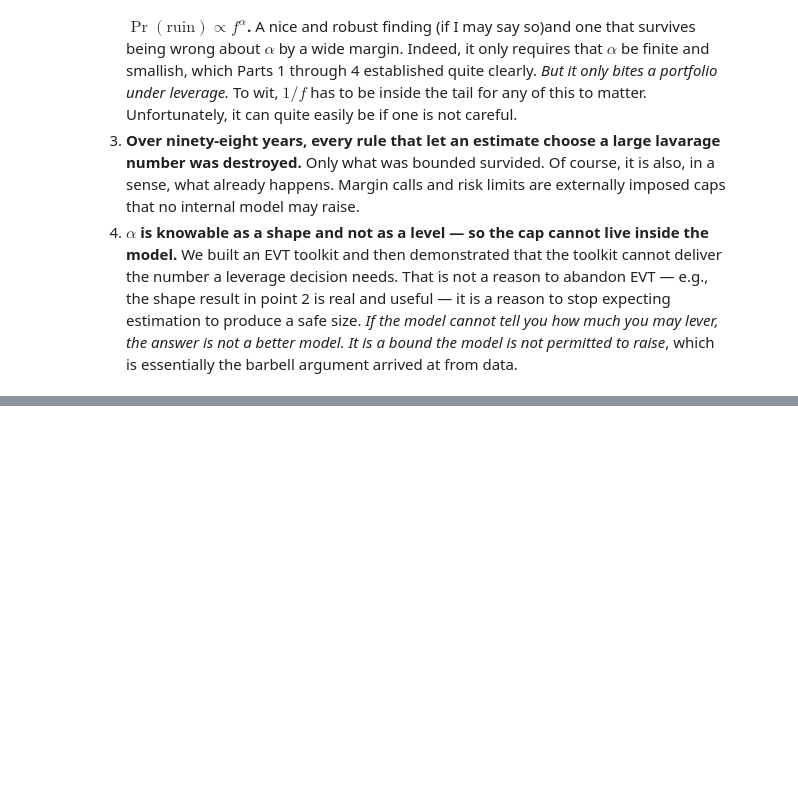
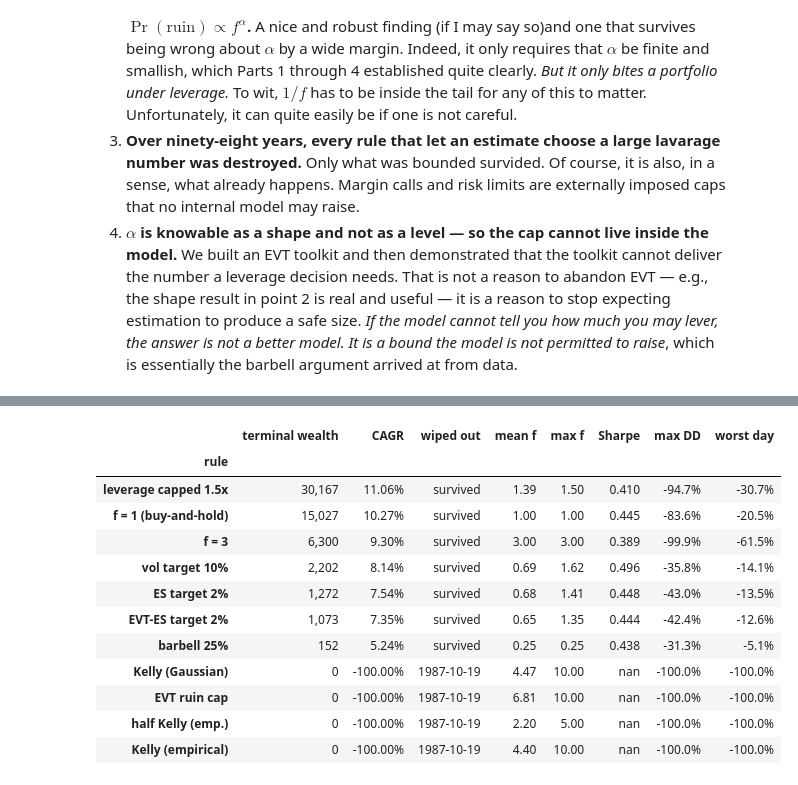
Before and after one commit to MarcoGaloppo/EVT-FatTails-PreAsymptotics, a Jupyter notebook: narrative_evt_market_data.ipynb, the cells around one changed output, grey strips where cells are left out. Saved outputs shown, nothing was run; the diff lists cells and outputs as text; code cells hidden in the pictures; blank space fills up the shorter version.

```diff
--- a/narrative_evt_market_data.ipynb
+++ b/narrative_evt_market_data.ipynb
@@ -2532,0 +2679,69 @@ Hence, to conclude:
+# %%
+LOOK, STEP, FCAP = 504, 21, 10.0
+HOR, PRUIN = 2520, 0.01
+
+def leverage(h, rule):
+    # verbatim from Part 6 above
+    if   rule == "f = 1":             return 1.0
+    elif rule == "f = 3":             return 3.0
+    elif rule == "vol target 10%":    return 0.10 / (h.std() * np.sqrt(252))
+    elif rule == "ES target 2%":      return 0.02 / var_es_empirical(-h, 0.01)["es"]
+    elif rule == "EVT-ES target 2%":  return 0.02 / pot_var_es(-h, float(np.quantile(-h, .95)), 0.01)["es"]
+    elif rule == "EVT ruin cap":      return 1.0 / pot_var_es(-h, float(np.quantile(-h, .95)), PRUIN / HOR)["var"]
+    elif rule == "Kelly (Gaussian)":  return kelly_fraction(h.mean(), h.var())
+    elif rule == "Kelly (empirical)": return kelly_empirical(h)["f_star"]
+    elif rule == "half Kelly (emp.)": return 0.5 * kelly_empirical(h)["f_star"]
+    elif rule == "barbell 25%":       return 0.25
+
+RULES = ["f = 1", "f = 3", "vol target 10%", "ES target 2%", "EVT-ES target 2%", "EVT ruin cap",
+         "Kelly (Gaussian)", "Kelly (empirical)", "half Kelly (emp.)", "barbell 25%"]
+CONSTANT = {"f = 1", "f = 3", "barbell 25%"}
+V3 = dict(target="fixed", fixed_f=1.5, warmup_f=1.0)
+
+def lab_leverage_path(rule, x):
+    f = np.zeros(len(x))
+    if rule in CONSTANT:
+        f[:] = leverage(None, rule)
+        return f
+    for s in range(LOOK, len(x), STEP):
+        f[s:s + STEP] = np.clip(leverage(x[s - LOOK:s], rule), 0.0, FCAP)
+    return f
+
+def port(f, r_=None, rf_=None, cost=COST):
+    r_ = r if r_ is None else r_
+    rf_ = rf if rf_ is None else rf_
+    return financed_returns(f, r_, rf_, spread=SPREAD, cost=cost, drift=DRIFT)
+
+def score(f, name):
+    p = port(f)
+    W = absorbed_wealth(p)
+    k = np.nonzero(W <= 0)[0]
+    ex = p - rf
+    return {"rule": name, "terminal wealth": W[-1],
+            "CAGR": W[-1] ** (1 / YEARS) - 1 if W[-1] > 0 else -1.0,
+            "wiped out": "survived" if k.size == 0 else str(dates[k[0]].date()),
+            "mean f": f.mean(), "max f": f.max(),
+            "Sharpe": ex.mean() / ex.std() * np.sqrt(252) if k.size == 0 else np.nan,
+            "max DD": max_drawdown(np.maximum(W, 1e-300)), "worst day": max(p.min(), -1.0)}
+
+F = {rl: lab_leverage_path(rl, x) for rl in RULES}
+F["leverage capped 1.5x"] = capped_growth_leverage(r, rf, **V3)
+RACE = pd.DataFrame([score(f, k) for k, f in F.items()]).set_index("rule")
+RACE = RACE.rename(index={"f = 1": "f = 1 (buy-and-hold)"}).sort_values("terminal wealth", ascending=False)
+display(RACE.style.format({"terminal wealth": "{:,.0f}", "CAGR": "{:.2%}", "mean f": "{:.2f}",
+                           "max f": "{:.2f}", "Sharpe": "{:.3f}", "max DD": "{:.1%}",
+                           "worst day": "{:.1%}"}))
+# %% [output]
+|  | terminal wealth | CAGR | wiped out | mean f | max f | Sharpe | max DD | worst day |
+| rule |  |  |  |  |  |  |  |  |
+| leverage capped 1.5x | 30,167 | 11.06% | survived | 1.39 | 1.50 | 0.410 | -94.7% | -30.7% |
+| f = 1 (buy-and-hold) | 15,027 | 10.27% | survived | 1.00 | 1.00 | 0.445 | -83.6% | -20.5% |
+| f = 3 | 6,300 | 9.30% | survived | 3.00 | 3.00 | 0.389 | -99.9% | -61.5% |
+| vol target 10% | 2,202 | 8.14% | survived | 0.69 | 1.62 | 0.496 | -35.8% | -14.1% |
+| ES target 2% | 1,272 | 7.54% | survived | 0.68 | 1.41 | 0.448 | -43.0% | -13.5% |
+| EVT-ES target 2% | 1,073 | 7.35% | survived | 0.65 | 1.35 | 0.444 | -42.4% | -12.6% |
+| barbell 25% | 152 | 5.24% | survived | 0.25 | 0.25 | 0.438 | -31.3% | -5.1% |
+| Kelly (Gaussian) | 0 | -100.00% | 1987-10-19 | 4.47 | 10.00 | nan | -100.0% | -100.0% |
+| EVT ruin cap | 0 | -100.00% | 1987-10-19 | 6.81 | 10.00 | nan | -100.0% | -100.0% |
+| half Kelly (emp.) | 0 | -100.00% | 1987-10-19 | 2.20 | 5.00 | nan | -100.0% | -100.0% |
+| Kelly (empirical) | 0 | -100.00% | 1987-10-19 | 4.40 | 10.00 | nan | -100.0% | -100.0% |
```
Also changed, not shown: parts of 21 cells of this notebook, 4 other files.
